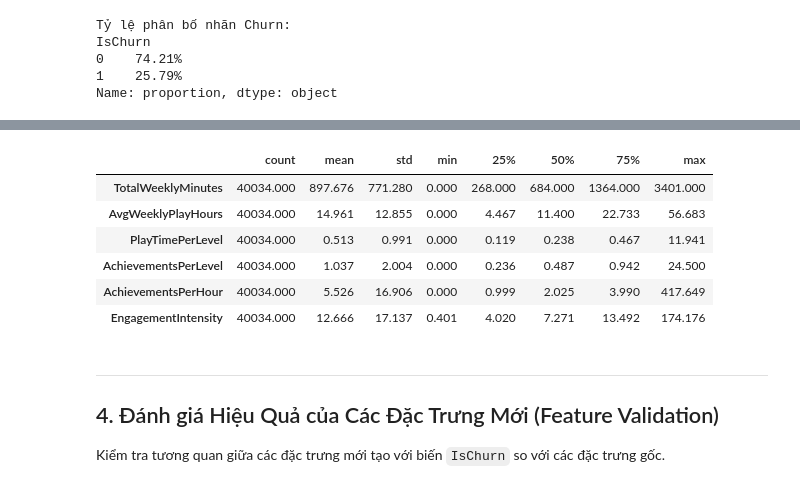
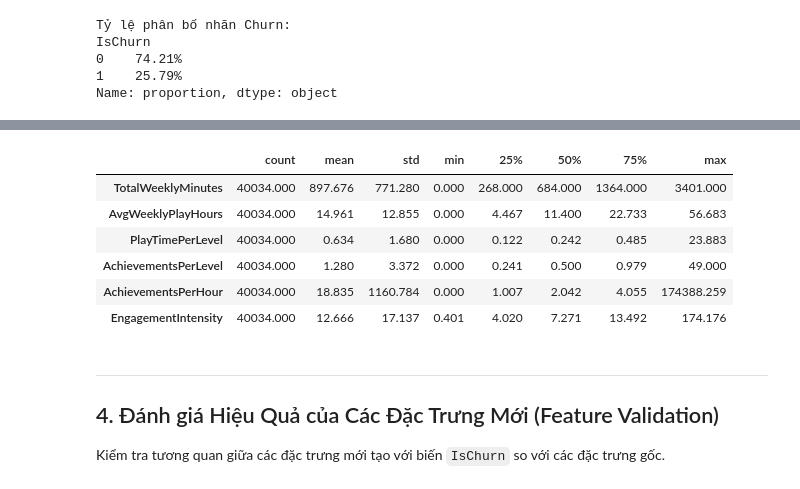
Before and after one commit to kieuwangtruong/MobileGameChurn, a Jupyter notebook: notebooks/02_FeatureEngineering.ipynb, the cells around one changed output, grey strips where cells are left out. Saved outputs shown, nothing was run; the diff lists cells and outputs as text; code cells hidden in the pictures.

```diff
--- a/notebooks/02_FeatureEngineering.ipynb
+++ b/notebooks/02_FeatureEngineering.ipynb
@@ -82,25 +85,46 @@ Dựa trên các hiểu biết từ giai đoạn EDA, ta trích xuất các đ
 # %%
-# 4. Tính toán các đặc trưng mới
+# 4. Tính toán các đặc trưng mới theo logic chuẩn xác
+# Tần suất và thời lượng chơi tuần
 df['TotalWeeklyMinutes'] = df['SessionsPerWeek'] * df['AvgSessionDurationMinutes']
 df['AvgWeeklyPlayHours'] = df['TotalWeeklyMinutes'] / 60.0
-df['PlayTimePerLevel'] = df['PlayTimeHours'] / (df['PlayerLevel'] + 1)
-df['AchievementsPerLevel'] = df['AchievementsUnlocked'] / (df['PlayerLevel'] + 1)
-df['AchievementsPerHour'] = df['AchievementsUnlocked'] / (df['PlayTimeHours'] + 0.1)
+
+# Tỷ lệ giờ chơi trên từng level (loại trừ level 0, không cộng 1 vào mẫu số)
+df['PlayTimePerLevel'] = np.where(
+    df['PlayerLevel'] == 0,
+    df['PlayTimeHours'],
+    df['PlayTimeHours'] / df['PlayerLevel']
+)
+
+# Tỷ lệ thành tựu theo level
+df['AchievementsPerLevel'] = np.where(
+    df['PlayerLevel'] == 0,
+    df['AchievementsUnlocked'],
+    df['AchievementsUnlocked'] / df['PlayerLevel']
+)
+
+# Tỷ lệ thành tựu theo giờ chơi
+df['AchievementsPerHour'] = np.where(
+    df['PlayTimeHours'] == 0,
+    0.0,
+    df['AchievementsUnlocked'] / df['PlayTimeHours']
+)
+
+# Cường độ phiên chơi
 df['EngagementIntensity'] = df['AvgSessionDurationMinutes'] / (df['PlayTimeHours'] + 1.0)
 
 new_features = [
     'TotalWeeklyMinutes', 'AvgWeeklyPlayHours',
     'PlayTimePerLevel', 'AchievementsPerLevel',
     'AchievementsPerHour', 'EngagementIntensity'
 ]
 df[new_features].describe().T
 # %% [output]
 |  | count | mean | std | min | 25% | 50% | 75% | max |
 | TotalWeeklyMinutes | 40034.000 | 897.676 | 771.280 | 0.000 | 268.000 | 684.000 | 1364.000 | 3401.000 |
 | AvgWeeklyPlayHours | 40034.000 | 14.961 | 12.855 | 0.000 | 4.467 | 11.400 | 22.733 | 56.683 |
-| PlayTimePerLevel | 40034.000 | 0.513 | 0.991 | 0.000 | 0.119 | 0.238 | 0.467 | 11.941 |
-| AchievementsPerLevel | 40034.000 | 1.037 | 2.004 | 0.000 | 0.236 | 0.487 | 0.942 | 24.500 |
-| AchievementsPerHour | 40034.000 | 5.526 | 16.906 | 0.000 | 0.999 | 2.025 | 3.990 | 417.649 |
+| PlayTimePerLevel | 40034.000 | 0.634 | 1.680 | 0.000 | 0.122 | 0.242 | 0.485 | 23.883 |
+| AchievementsPerLevel | 40034.000 | 1.280 | 3.372 | 0.000 | 0.241 | 0.500 | 0.979 | 49.000 |
+| AchievementsPerHour | 40034.000 | 18.835 | 1160.784 | 0.000 | 1.007 | 2.042 | 4.055 | 174388.259 |
 | EngagementIntensity | 40034.000 | 12.666 | 17.137 | 0.401 | 4.020 | 7.271 | 13.492 | 174.176 |
 # %% [markdown]
 ---
```
Also changed, not shown: parts of 5 cells of this notebook, 4 other files.
